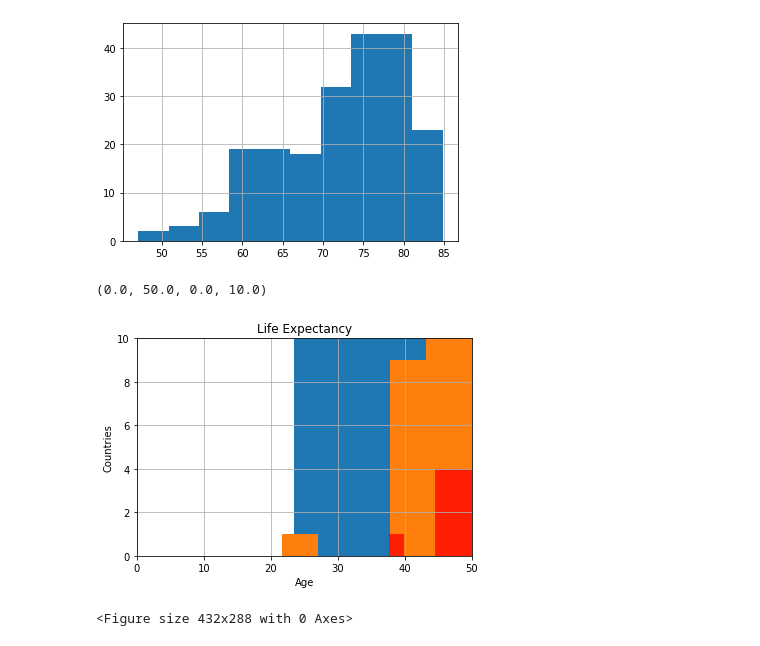
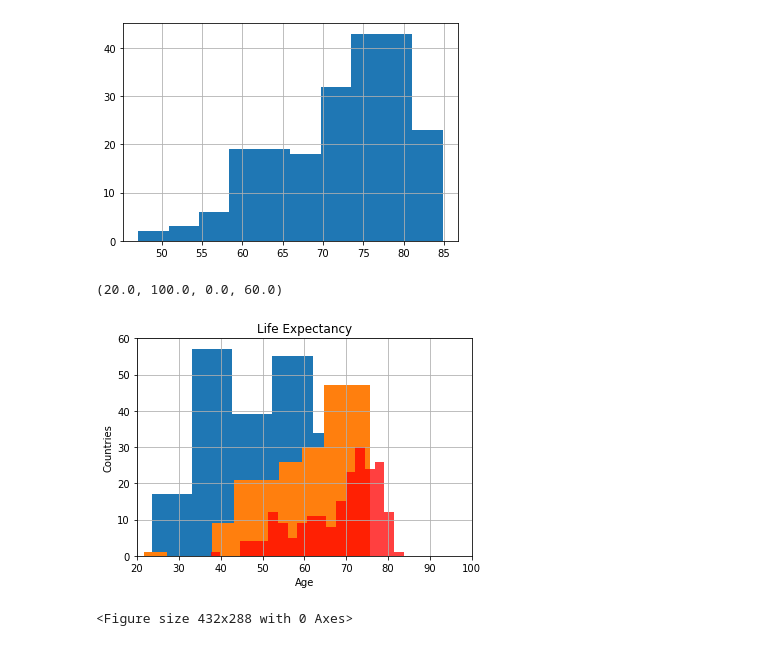
Before and after one commit to fkosse/bootcamp_projects, a Jupyter notebook: week_01/Histogram.ipynb, the cells around one changed output. Cells and saved outputs as stored; diff of their text form; code cells hidden in the pictures.

```diff
--- a/week_01/Histogram.ipynb
+++ b/week_01/Histogram.ipynb
@@ -43,16 +43,16 @@ plt.savefig('histo.png')
 # %%
 lifeexp[1950].hist(bins=5)
 lifeexp[1975].hist(bins=10)
 lifeexp[2000].hist(bins=20, facecolor='#ff0000',
 alpha=0.75,
 histtype='bar',)
 plt.title('Life Expectancy')
 plt.xlabel('Age')
 plt.ylabel('Countries')
-plt.axis([0.0, 50.0, 0.0, 10.0])
+plt.axis([20.0, 100.0, 0.0, 60.0])
 # %% [output]
-(0.0, 50.0, 0.0, 10.0)
+(20.0, 100.0, 0.0, 60.0)
-[figure, old version]
+[figure, new version]
 # %%
 plt.savefig('histo2.png', dpi=150)
 # %% [output]
```
Also changed, not shown: 7 other files.
